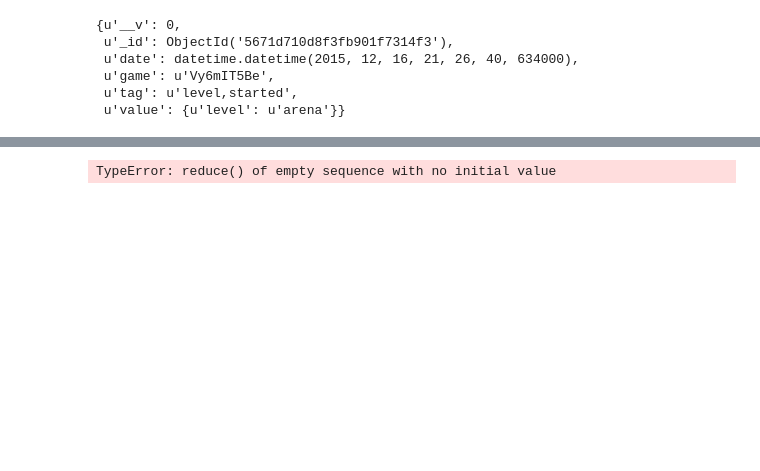
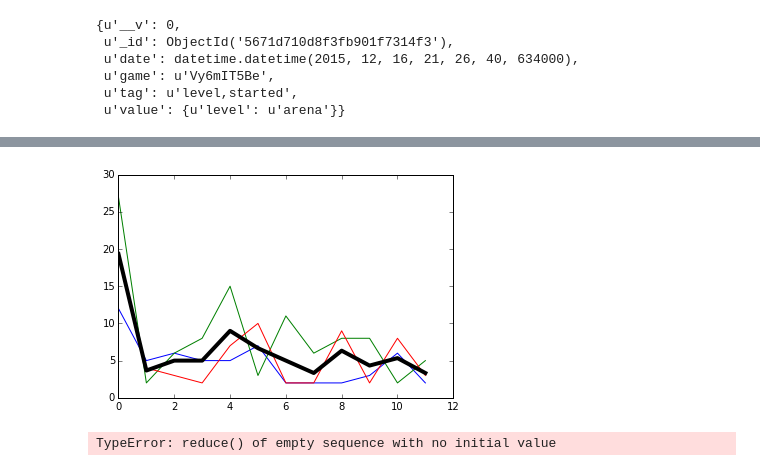
Before and after one commit to andrewosh/hexaworld-analyses, a Jupyter notebook: index.ipynb, the cells around one changed output, grey strips where cells are left out. Cells and saved outputs as stored; diff of their text form; code cells hidden in the pictures; blank space fills up the shorter version.

```diff
--- a/index.ipynb
+++ b/index.ipynb
@@ -179,3 +192,16 @@ jason_moves
+# %%
+import numpy as np
+jason_vals = np.array(jason_moves['tree2'].values())
+jeremy_vals = np.array(jeremy_moves['tree2'].values())
+andrew_vals = np.array(andrew_moves['tree2'].values())
+keys = np.array(jeremy_moves['tree2'].keys())
+
+plt.plot(keys, jeremy_vals)
+plt.plot(keys, andrew_vals)
+plt.plot(keys, jason_vals)
+plt.plot(keys, (jeremy_vals + andrew_vals + jason_vals) / 3.0, lw=4, c='black');
+# %% [output]
+[figure, added]
 # %%
 import json
 def levelPerformance(name, time=1):
```
Also changed, not shown: parts of 10 cells of this notebook.
